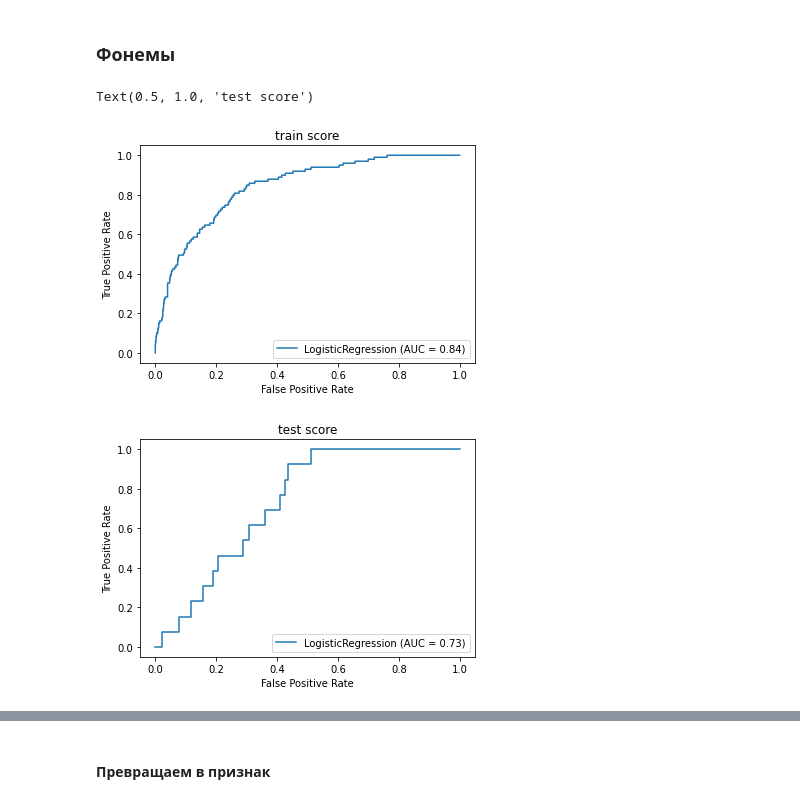
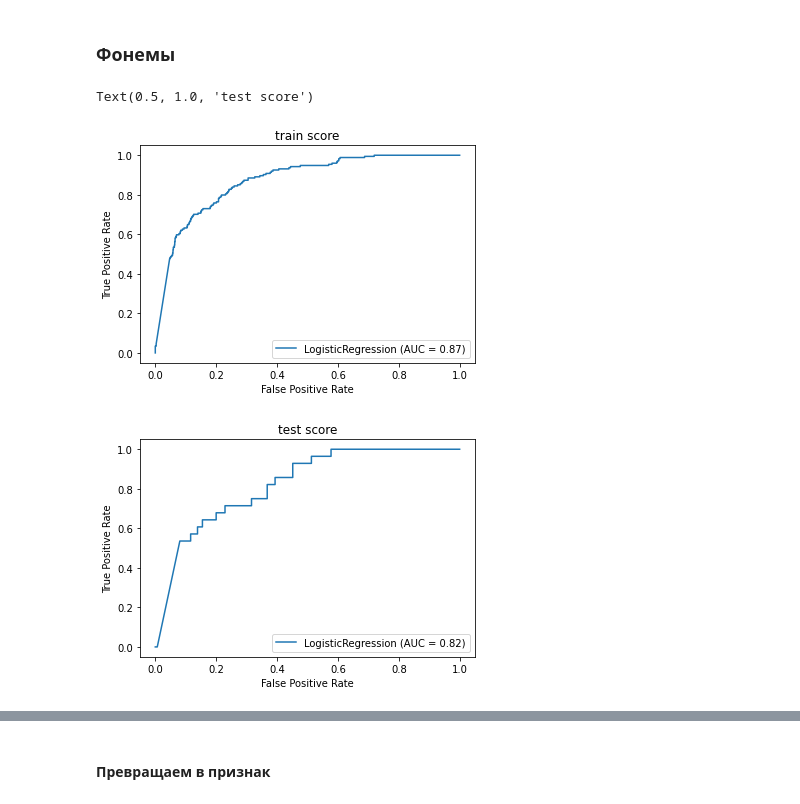
Before and after one commit to CherPasha/RussianFWords, a Jupyter notebook: Generate_Features.ipynb, the cells around one changed output, grey strips where cells are left out. Cells and saved outputs as stored; diff of their text form; code cells hidden in the pictures.

Commit message:
w/ sounds now

```diff
--- a/Generate_Features.ipynb
+++ b/Generate_Features.ipynb
@@ -907,34 +891,36 @@ eng_signs(X_test)
 # %%
 sounds_names = ['sound ' + ph for ph in phs]
 
-def phonetize(fonetic_df):
-    sounds_df = pd.DataFrame(columns = sounds_names, index=fonetic_df.index)
-    for index in fonetic_df.index:
-        w = fonetic_df.at[index, 'ipa']
+def phonetize(df):
+    sounds_df = pd.DataFrame(columns = sounds_names, index=df.index)
+    for index in df.index:
+        w = df.at[index, 'ipa']
+
         for ph in phs:
-            try:
+            if type(w) != str:
+                sounds_df.at[index, f"sound {ph}"] = 0
+            else:
                 if ph in w:
                     sounds_df.at[index, f"sound {ph}"] = 1
                 else:
                     sounds_df.at[index, f"sound {ph}"] = 0
-            except TypeError:
-                print('Нечистый фонетик дф дан на вход!')
+
     return sounds_df
 # %%
-sounds_train = phonetize(fonetic_train)
-sounds_test = phonetize(fonetic_test)
+sounds_train = phonetize(X_train)
+sounds_test = phonetize(X_test)
 # %%
-sounds_log = LogisticRegression().fit(sounds_train, fonetic_train_y)
+sounds_log = LogisticRegression().fit(sounds_train, y_train)
 # %%
-plot_roc_curve(sounds_log, sounds_train, fonetic_train_y)
+plot_roc_curve(sounds_log, sounds_train, y_train)
 plt.gca().set_title('train score')
 
-plot_roc_curve(sounds_log, sounds_test, fonetic_test_y)
+plot_roc_curve(sounds_log, sounds_test, y_test)
 plt.gca().set_title('test score')
 # %% [output]
 Text(0.5, 1.0, 'test score')
-[figure, old version]
+[figure, new version]
-[figure, old version]
+[figure, new version]
 # %%
 top_features(sounds_log.coef_.T, 15, title='Top sounds', names=sounds_names)
 plt.gcf().set_size_inches((15,5))
```
Also changed, not shown: parts of 8 cells of this notebook.
